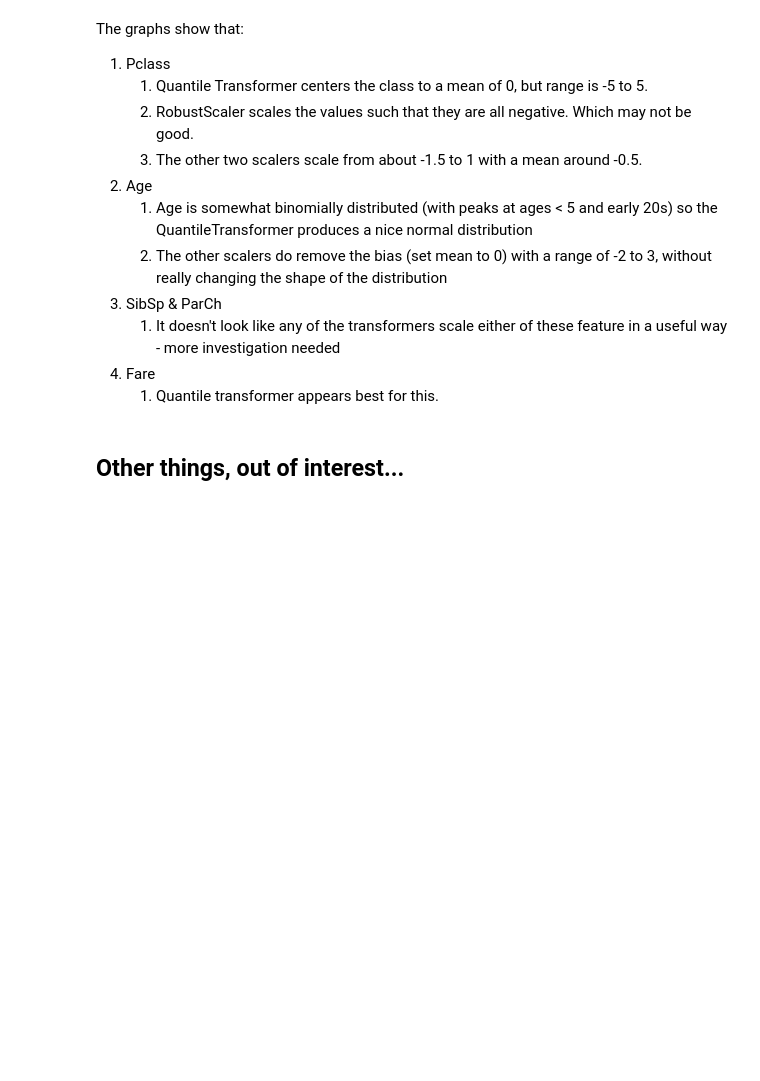
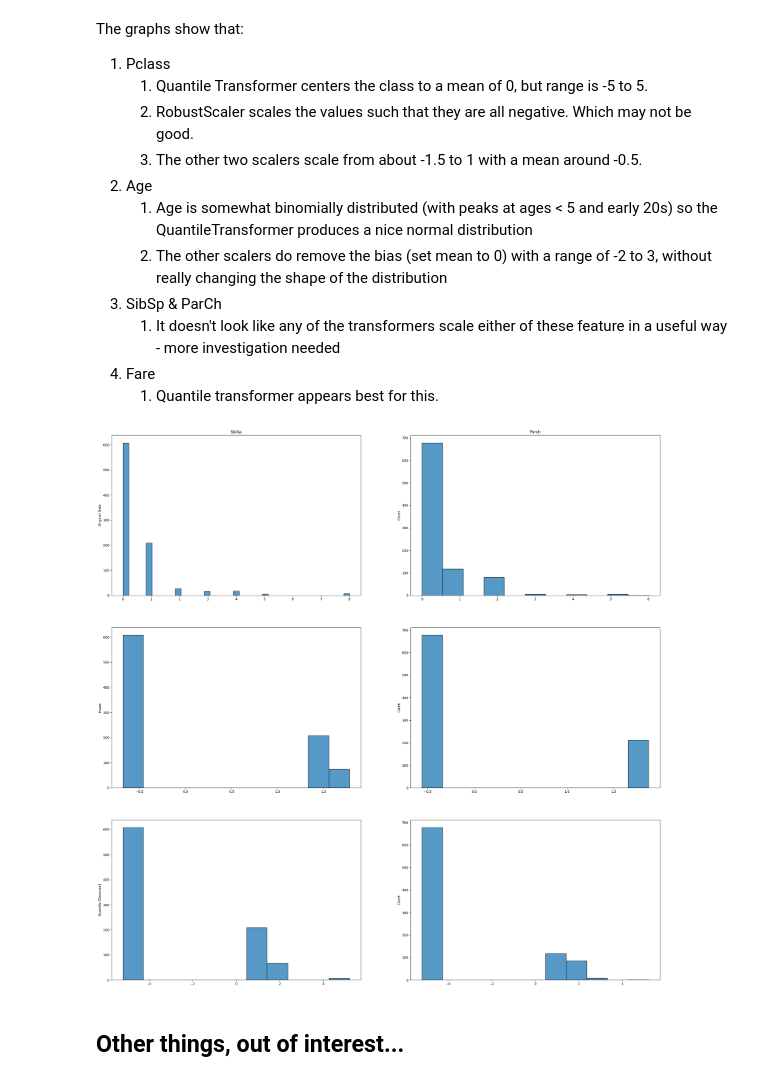
Before and after one commit to ADPriceless/TDA_Assignment_Titanic, a Jupyter notebook: exploration.ipynb, the cells around one changed output. Drawn from its saved outputs; the diff is of its cells as text; code cells hidden in the pictures; blank space fills up the shorter version.

Commit message:
STATE AT TIME OF PRESENTATION

```diff
--- a/exploration.ipynb
+++ b/exploration.ipynb
@@ -267,3 +270,43 @@ The graphs show that:
+# %%
+scalers = {
+    'Original Data': DoNothingTransformer(),
+    'Power': PowerTransformer(method='yeo-johnson'),
+    'Quantile (Gaussian)': QuantileTransformer(
+        output_distribution='normal',
+        random_state=RANDOM_STATE,
+        n_quantiles=df_titanic.shape[0]
+    ),
+}
+
+columns = df_titanic.loc[:, ['SibSp', 'Parch']].columns
+
+scaled_features = []
+for scaler in scalers.values():
+    scaled_features.append(
+        scaler.fit_transform(
+            df_titanic.loc[:, columns]
+        )
+    )
+# %%
+num_rows = len(scalers)
+num_cols = len(columns)
+
+fig, axs = plt.subplots(num_rows, num_cols)
+fig.set_figwidth(30)
+fig.set_figheight(30)
+
+for r, scaler in enumerate(scalers.keys()):
+    axs[r, 0].set_ylabel(scaler)
+
+for c, title in enumerate(columns):
+    axs[0, c].set_title(title)
+
+for i, ax in enumerate(axs.flatten()):
+    row = i // num_cols
+    col = i % num_cols
+    sns.histplot(scaled_features[row][:, col], ax=ax)
+# %% [output]
+[figure, added]
 # %% [markdown]
 ## Other things, out of interest...
 # %% [markdown]
```
Also changed, not shown: parts of 8 cells of this notebook, 1 other file.
